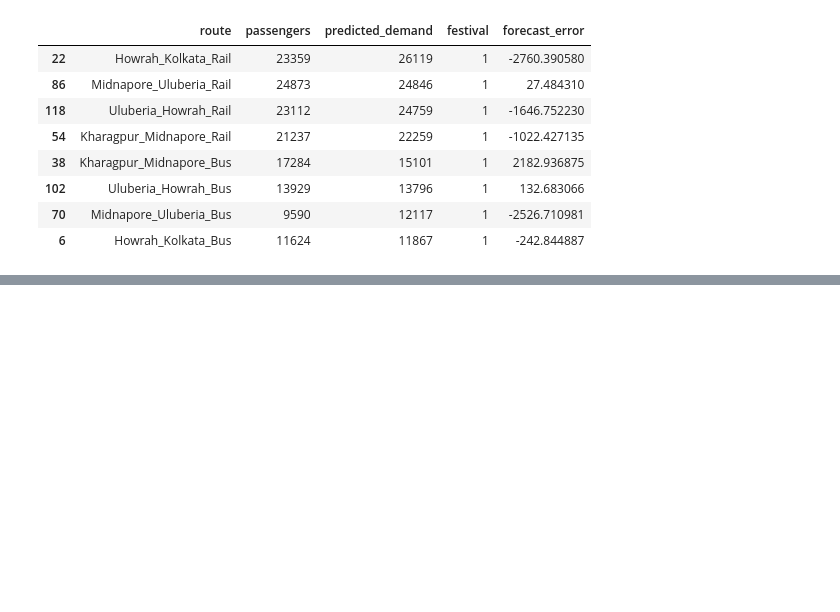
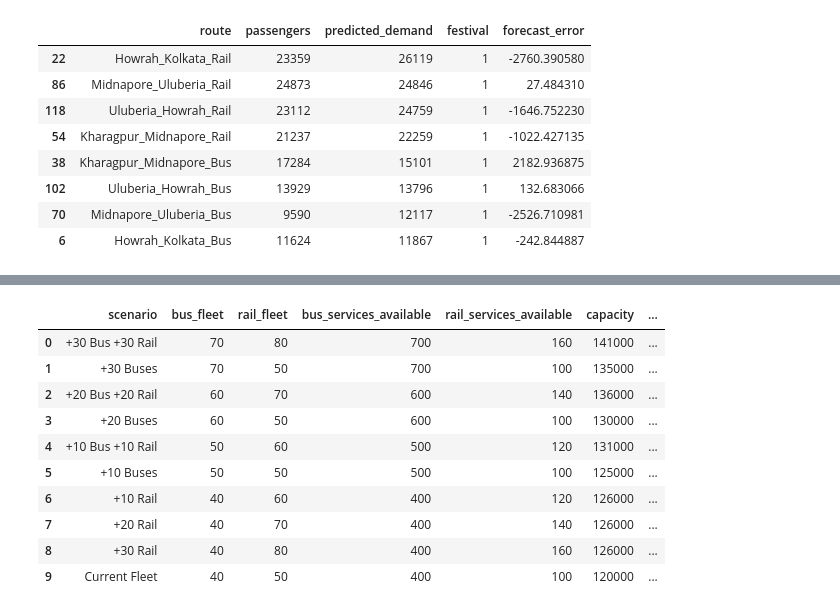
Before and after one commit to abhisarthak/public-transport-demand-planning, a Jupyter notebook: notebooks/03_fleet_optimization.ipynb, the cells around one changed output, grey strips where cells are left out. Saved outputs shown, nothing was run; the diff lists cells and outputs as text; code cells hidden in the pictures; blank space fills up the shorter version.

```diff
--- a/notebooks/03_fleet_optimization.ipynb
+++ b/notebooks/03_fleet_optimization.ipynb
@@ -1203,0 +2231,23 @@ extreme_day[
+# %%
+# ============================================
+# 21. MODAL SUBSTITUTION SCENARIOS
+# ============================================
+
+shift_levels = [0.0, 0.10, 0.20, 0.30, 0.40]
+
+modal_results = []
+
+for shift in shift_levels:
+
+    _, summary = optimize_with_modal_substitution(
+        festival_segment_demand,
+        max_modal_shift=shift
+    )
+
+    modal_results.append(summary)
+
+modal_results = pd.DataFrame(
+    modal_results
+)
+
+modal_results
@@ -1203,0 +2367,27 @@ extreme_day[
+# %%
+# ============================================
+# 24. FLEET EXPANSION COMPARISON
+# ============================================
+
+fleet_scenario_results = (
+    fleet_scenario_results
+    .sort_values(
+        "coverage_pct",
+        ascending=False
+    )
+    .reset_index(drop=True)
+)
+
+fleet_scenario_results
+# %% [output]
+|  | scenario | bus_fleet | rail_fleet | bus_services_available | rail_services_available | capacity | ... |
+| 0 | +30 Bus +30 Rail | 70 | 80 | 700 | 160 | 141000 | ... |
+| 1 | +30 Buses | 70 | 50 | 700 | 100 | 135000 | ... |
+| 2 | +20 Bus +20 Rail | 60 | 70 | 600 | 140 | 136000 | ... |
+| 3 | +20 Buses | 60 | 50 | 600 | 100 | 130000 | ... |
+| 4 | +10 Bus +10 Rail | 50 | 60 | 500 | 120 | 131000 | ... |
+| 5 | +10 Buses | 50 | 50 | 500 | 100 | 125000 | ... |
+| 6 | +10 Rail | 40 | 60 | 400 | 120 | 126000 | ... |
+| 7 | +20 Rail | 40 | 70 | 400 | 140 | 126000 | ... |
+| 8 | +30 Rail | 40 | 80 | 400 | 160 | 126000 | ... |
+| 9 | Current Fleet | 40 | 50 | 400 | 100 | 120000 | ... |
```
Also changed, not shown: parts of 33 cells of this notebook.
